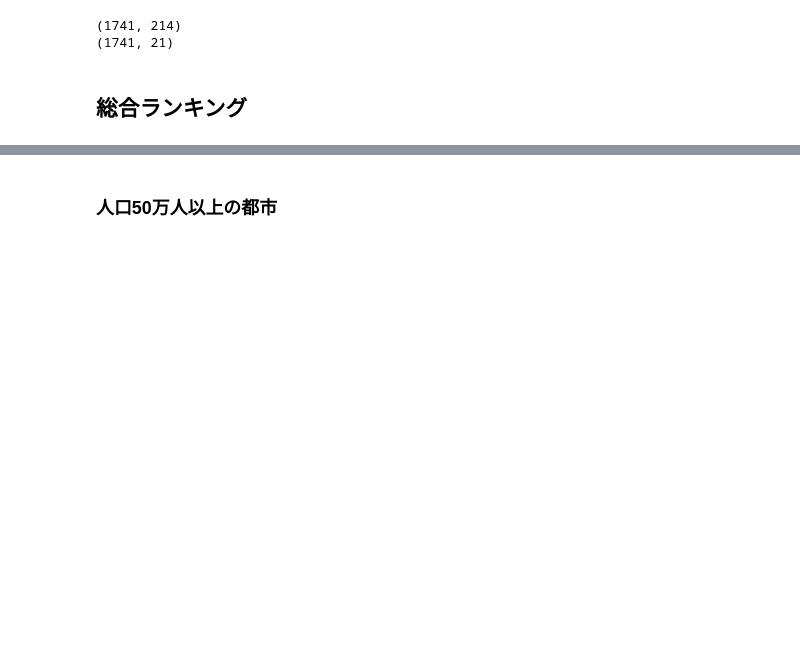
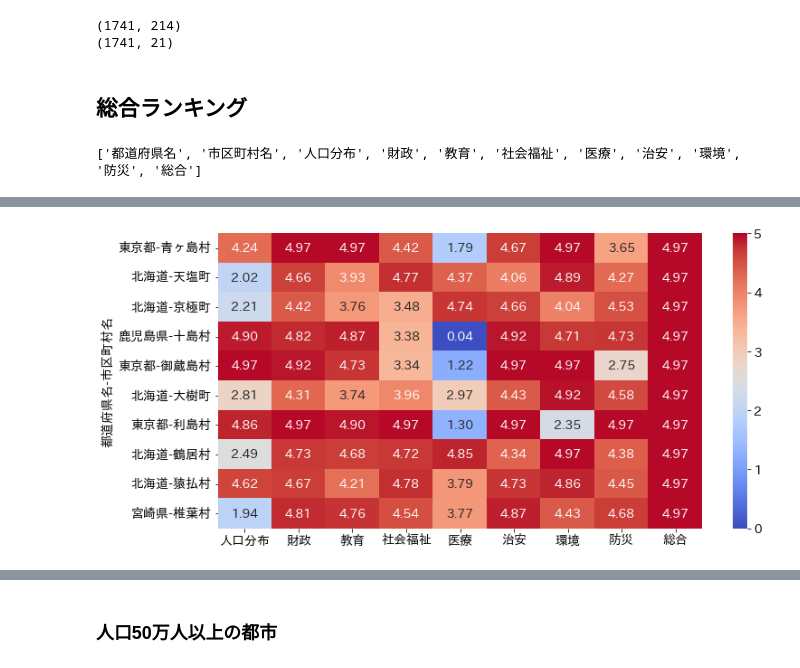
Before and after one commit to yumehara/hackday_2022, a Jupyter notebook: notebooks/all_city_score.ipynb, the cells around one changed output, grey strips where cells are left out. Saved outputs shown, nothing was run; the diff lists cells and outputs as text; code cells hidden in the pictures; blank space fills up the shorter version.

Commit message:
Add: heatmap

```diff
--- a/notebooks/all_city_score.ipynb
+++ b/notebooks/all_city_score.ipynb
@@ -345,7 +346,17 @@ df_score.to_csv(os.path.join(OUTPUT_DIR, 'city_score.csv'), index=False)
 ## 総合ランキング
 # %%
 rank_columns = [col for col in df_score.columns if not 'スコア' in col]
+rank_columns.remove('団体コード')
+print(rank_columns)
+# %% [output]
+['都道府県名', '市区町村名', '人口分布', '財政', '教育', '社会福祉', '医療', '治安', '環境', '防災', '総合']
+# %%
+def draw_heatmap(df_score, top_n=10):
+    height = int(top_n/2) + 1
+    plt.figure(figsize = (12, height))
+    sns.heatmap(df_score.set_index(['都道府県名', '市区町村名']).head(top_n), annot=True, fmt='1.2f', vmin=0, vmax=5, cmap='coolwarm')
+    plt.show()
 # %%
 # ベスト10
-df_score[rank_columns].sort_values('総合', ascending=False).reset_index(drop=True).head(10)
+draw_heatmap(df_score[rank_columns].sort_values('総合', ascending=False).reset_index(drop=True))
 # %% [output]
@@ -363,2 +363,3 @@ df_score[rank_columns].sort_values('総合', ascending=False).reset_index(drop=T
+[figure, added]
 # %%
 # ワースト10
```
Also changed, not shown: parts of 9 cells of this notebook.
